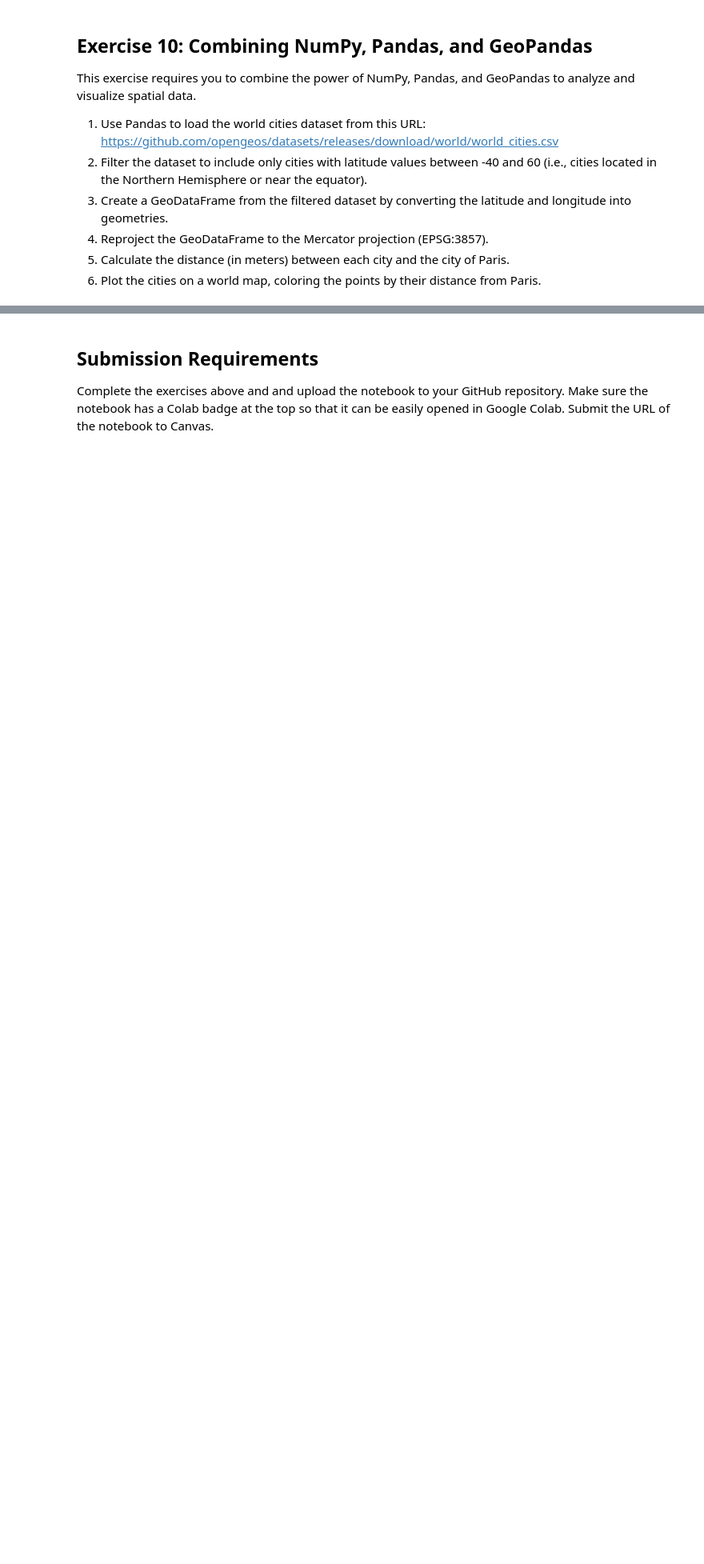
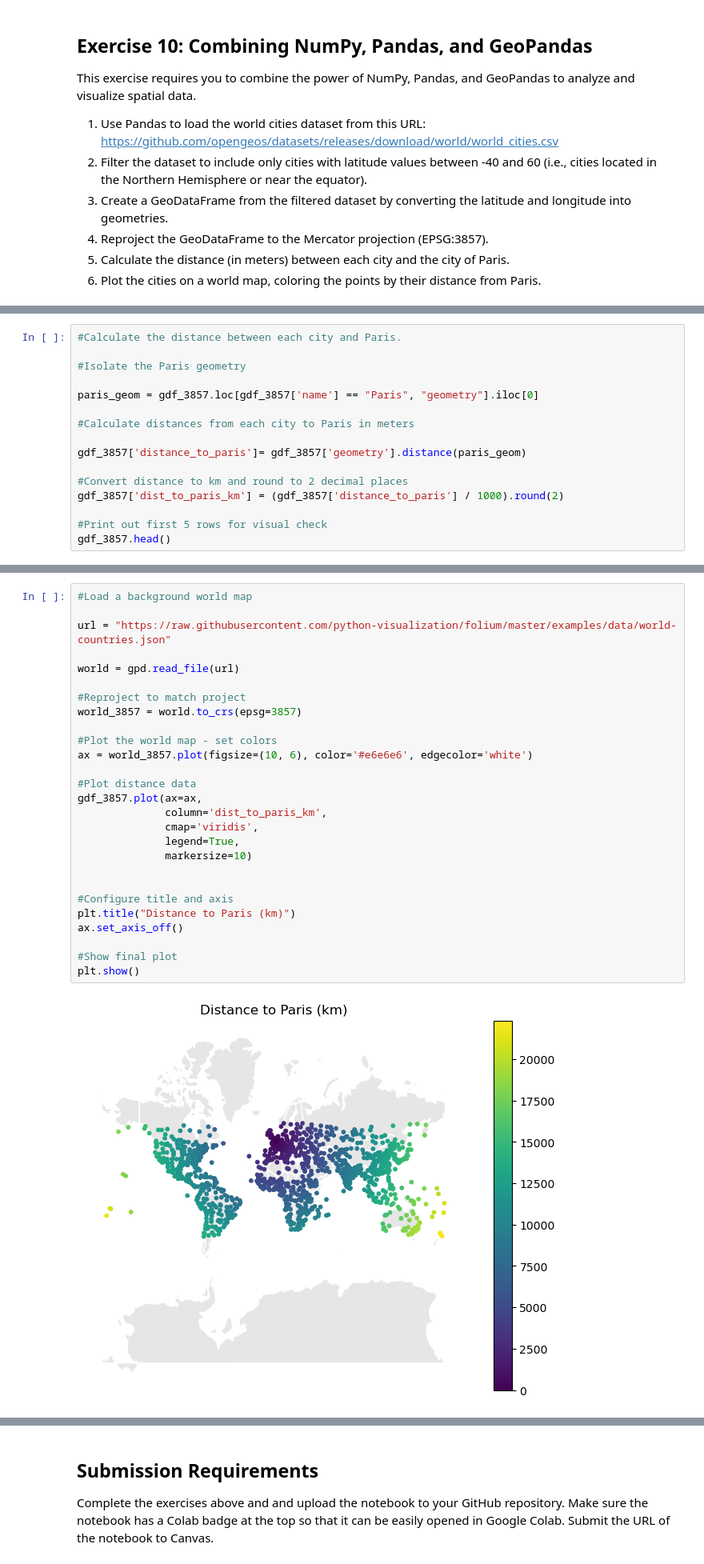
Before and after one commit to lweber89/geog510-test, a Jupyter notebook: labs/geog510_lab_05_lweber89.ipynb, the cells around one changed output, grey strips where cells are left out. Shown at 80% size. Cells and saved outputs as stored; diff of their text form; blank space fills up the shorter version.

```diff
--- a/labs/geog510_lab_05_lweber89.ipynb
+++ b/labs/geog510_lab_05_lweber89.ipynb
@@ -543,0 +770,16 @@ This exercise requires you to combine the power of NumPy, Pandas, and GeoPandas
+# %%
+#Calculate the distance between each city and Paris.
+
+#Isolate the Paris geometry
+
+paris_geom = gdf_3857.loc[gdf_3857['name'] == "Paris", "geometry"].iloc[0]
+
+#Calculate distances from each city to Paris in meters
+
+gdf_3857['distance_to_paris']= gdf_3857['geometry'].distance(paris_geom)
+
+#Convert distance to km and round to 2 decimal places
+gdf_3857['dist_to_paris_km'] = (gdf_3857['distance_to_paris'] / 1000).round(2)
+
+#Print out first 5 rows for visual check
+gdf_3857.head()
@@ -543,0 +793,29 @@ This exercise requires you to combine the power of NumPy, Pandas, and GeoPandas
+# %%
+#Load a background world map
+
+url = "https://raw.githubusercontent.com/python-visualization/folium/master/examples/data/world-countries.json"
+
+world = gpd.read_file(url)
+
+#Reproject to match project
+world_3857 = world.to_crs(epsg=3857)
+
+#Plot the world map - set colors
+ax = world_3857.plot(figsize=(10, 6), color='#e6e6e6', edgecolor='white')
+
+#Plot distance data
+gdf_3857.plot(ax=ax,
+              column='dist_to_paris_km',
+              cmap='viridis',
+              legend=True,
+              markersize=10)
+
+
+#Configure title and axis
+plt.title("Distance to Paris (km)")
+ax.set_axis_off()
+
+#Show final plot
+plt.show()
+# %% [output]
+[figure, added]
```
Also changed, not shown: parts of 23 cells of this notebook, 2 other files.
